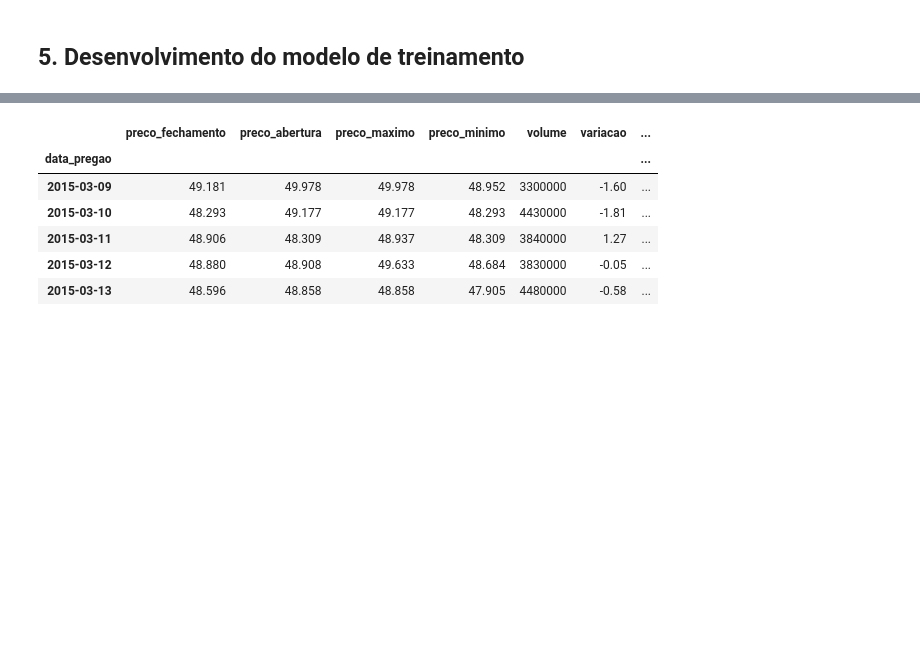
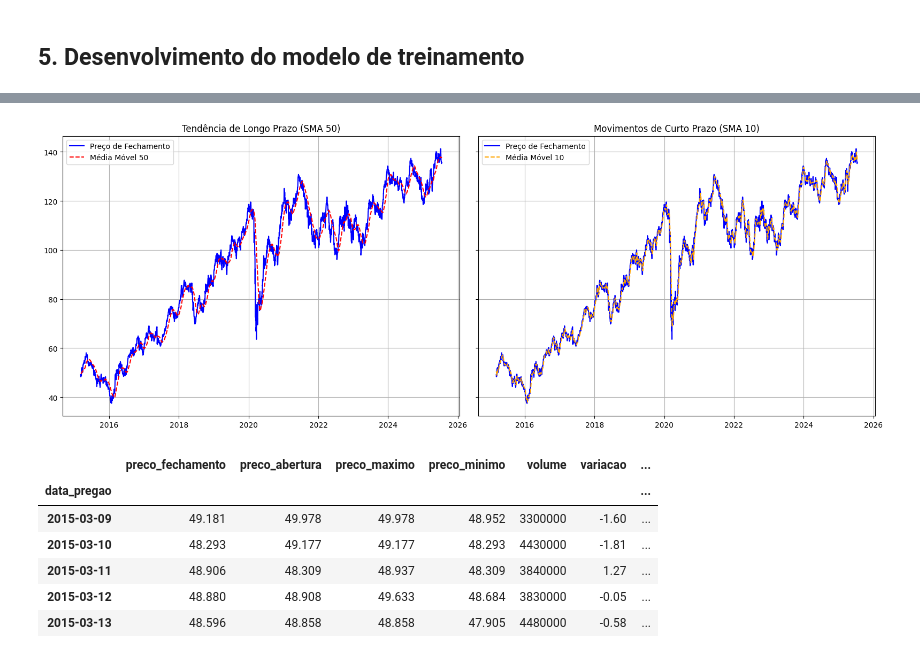
Before and after one commit to LohSilva/projeto_ibovespa, a Jupyter notebook: codigo/ibovespa.ipynb, the cells around one changed output, grey strips where cells are left out. Cells and saved outputs as stored; diff of their text form; code cells hidden in the pictures; blank space fills up the shorter version.

```diff
--- a/codigo/ibovespa.ipynb
+++ b/codigo/ibovespa.ipynb
@@ -605,3 +624,25 @@ df_ibovespa.dropna(inplace=True)
+# %%
+fig, axs = plt.subplots(1, 2, figsize=(16, 6), sharey=True)
+
+# Gráfico com SMA 50 (tendência de longo prazo)
+axs[0].plot(df_ibovespa.index, df_ibovespa['preco_fechamento'], label='Preço de Fechamento', color='blue')
+axs[0].plot(df_ibovespa['SMA_50'], label='Média Móvel 50', color='red', linestyle='--')
+axs[0].set_title('Tendência de Longo Prazo (SMA 50)')
+axs[0].legend()
+axs[0].grid(True)
+
+# Gráfico com SMA 10 (curto prazo)
+axs[1].plot(df_ibovespa.index, df_ibovespa['preco_fechamento'], label='Preço de Fechamento', color='blue')
+axs[1].plot(df_ibovespa['SMA_10'], label='Média Móvel 10', color='orange', linestyle='--')
+axs[1].set_title('Movimentos de Curto Prazo (SMA 10)')
+axs[1].legend()
+axs[1].grid(True)
+
+
+plt.tight_layout()
+plt.show()
+# %% [output]
+[figure, added]
 # %%
 df_ibovespa.head()
 # %% [output]
```
Also changed, not shown: parts of 5 cells of this notebook, 1 other file.
